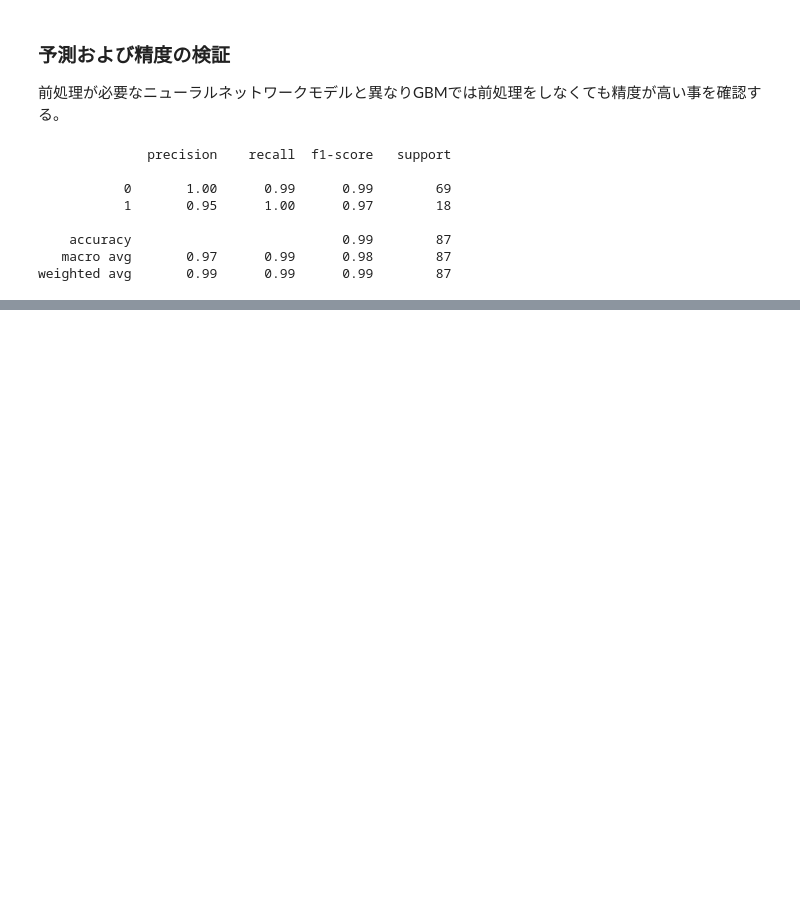
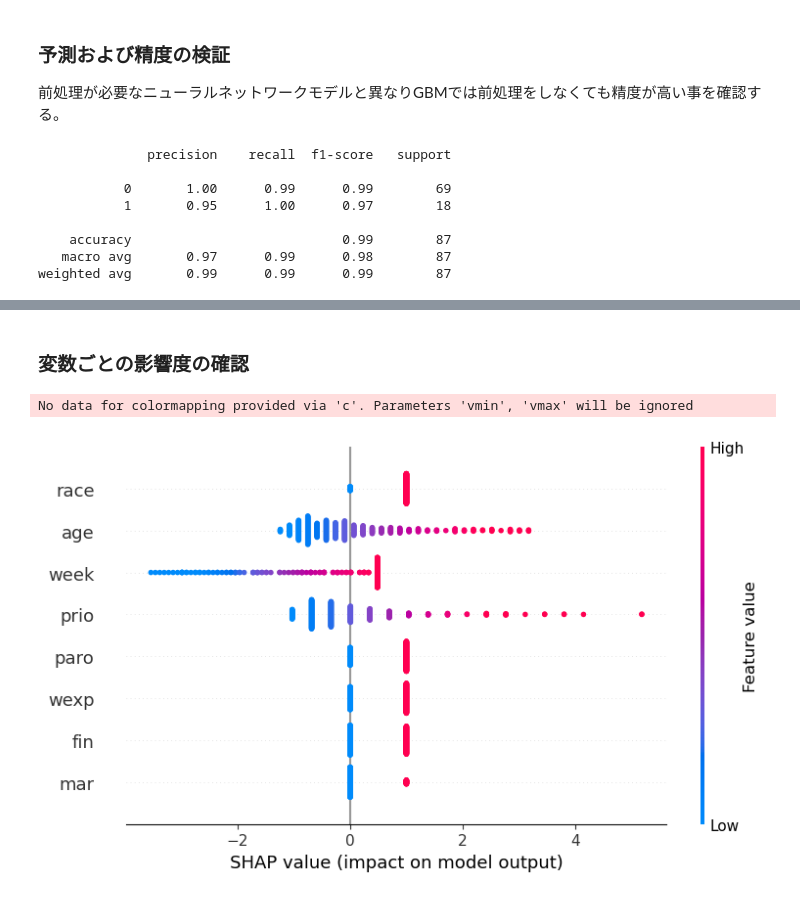
Before and after one commit to NTanaka1994/DataAnalysis, a Jupyter notebook: 説明性の観点/XDNN.ipynb, the cells around one changed output, grey strips where cells are left out. Drawn from its saved outputs; the diff is of its cells as text; code cells hidden in the pictures; blank space fills up the shorter version.

```diff
--- a/説明性の観点/XDNN.ipynb
+++ b/説明性の観点/XDNN.ipynb
@@ -181,0 +187,8 @@ Diverse Counterfactual set (new outcome: 1.0)
+# %%
+tx = x.copy()
+for col in x.columns:
+    if col == "week" or col == "age" or col == "prio":
+        tx[col] = (x[col] - x[col].mean()) / x[col].std()
+    else:
+        tx[col] = x[col]
+tx.describe()
@@ -181,0 +207,2 @@ Diverse Counterfactual set (new outcome: 1.0)
+# %%
+x_train, x_test, y_train, y_test = tts(tx, y, test_size=0.2, random_state=1)
@@ -181,0 +212,2 @@ Diverse Counterfactual set (new outcome: 1.0)
+# %%
+model = MLP(hidden_layer_sizes=(500, 500, 400, 300))
@@ -181,0 +216,2 @@ Diverse Counterfactual set (new outcome: 1.0)
+# %%
+model.fit(x_train, y_train)
@@ -181,0 +271,9 @@ Diverse Counterfactual set (new outcome: 1.0)
+# %% [markdown]
+### 変数ごとの影響度の確認
+# %%
+shap.summary_plot(shap_values=x_train.values,
+                  features=x_train,
+                  feature_names=x_train.columns)
+# %% [output]
+No data for colormapping provided via 'c'. Parameters 'vmin', 'vmax' will be ignored
+[figure, added]
```
Also changed, not shown: parts of 25 cells of this notebook.
